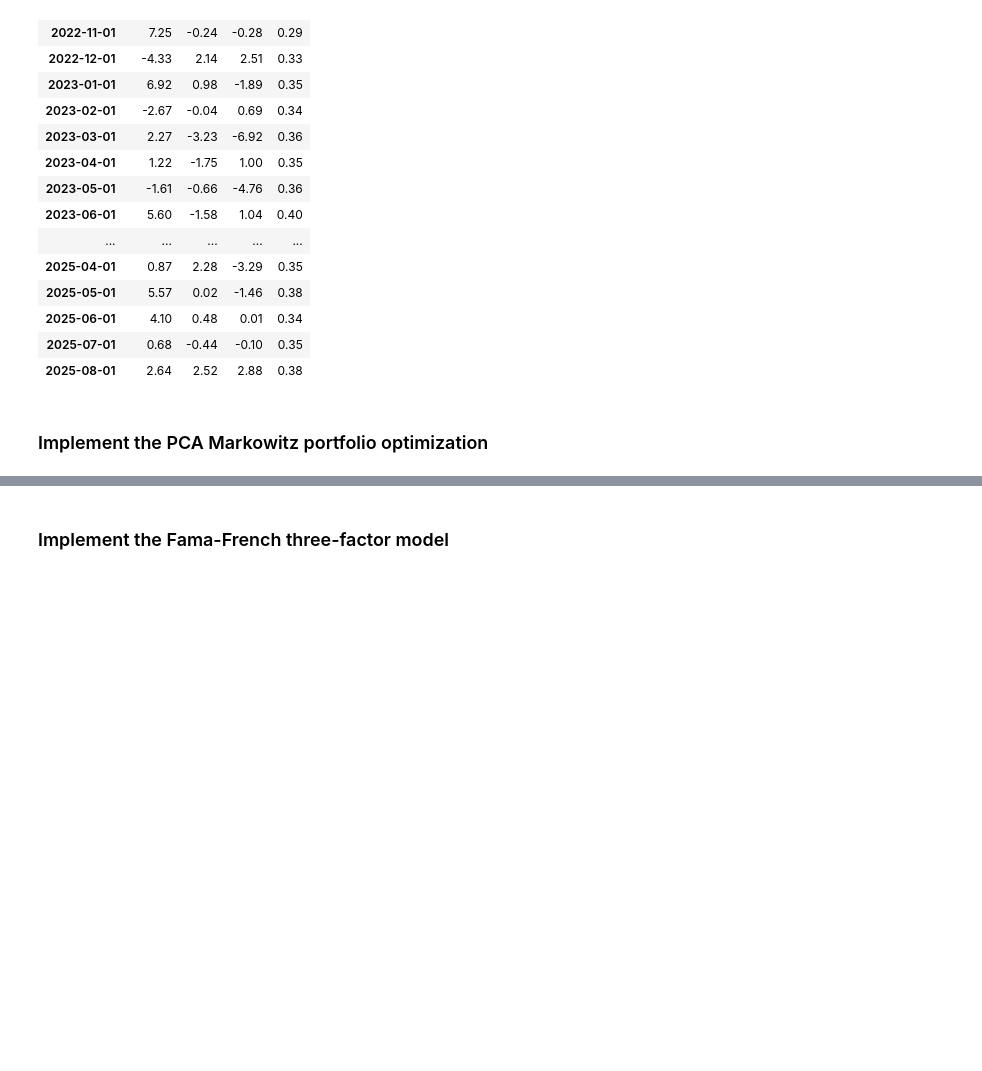
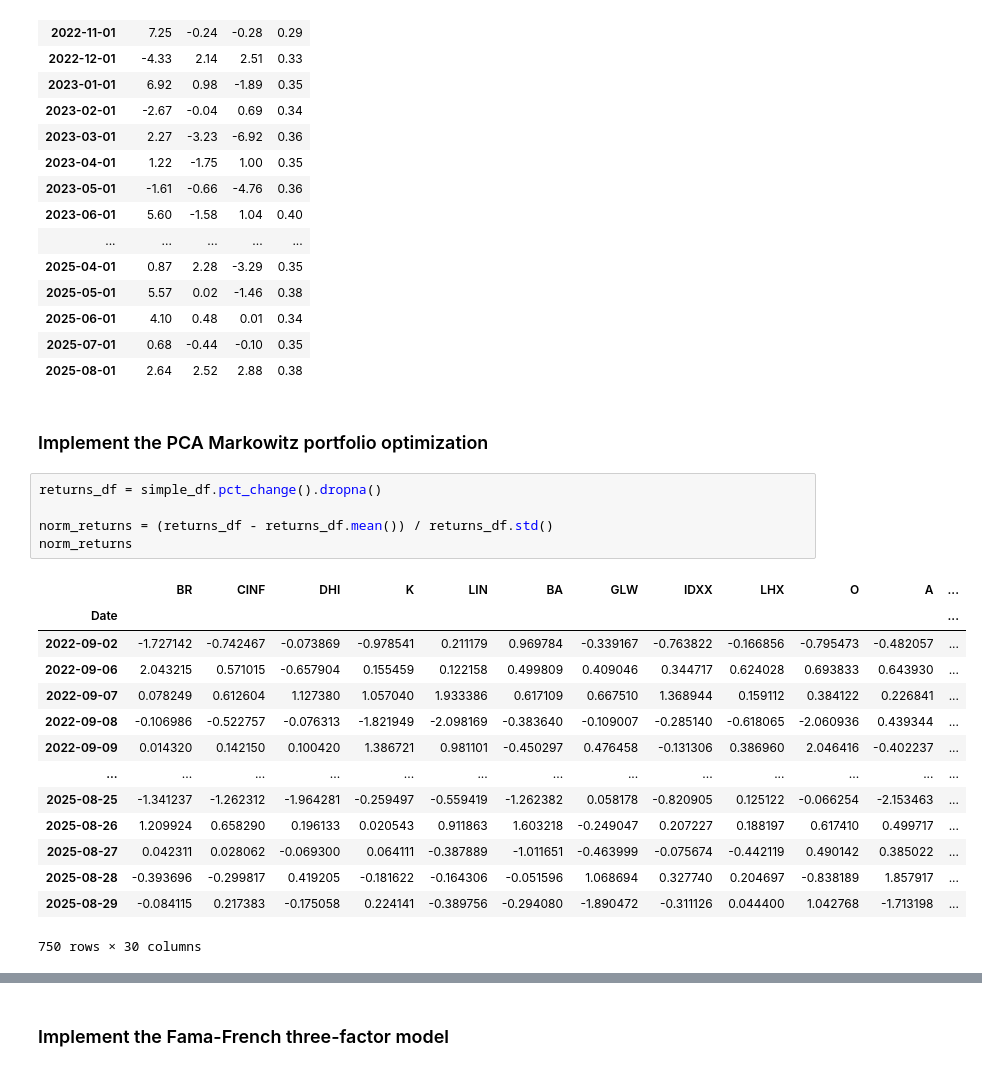
Before and after one commit to donnafaithhh/Fama-Markowitz-Mini-Project, a Jupyter notebook: mini project.ipynb, the cells around one changed output, grey strips where cells are left out. Drawn from its saved outputs; the diff is of its cells as text; blank space fills up the shorter version.

```diff
--- a/mini project.ipynb
+++ b/mini project.ipynb
@@ -208,3 +210,23 @@ ff_data
 | 2025-08-01 | 2.64 | 2.52 | 2.88 | 0.38 |
 # %% [markdown]
 ### Implement the PCA Markowitz portfolio optimization
+# %%
+returns_df = simple_df.pct_change().dropna()
+
+norm_returns = (returns_df - returns_df.mean()) / returns_df.std()
+norm_returns
+# %% [output]
+|  | BR | CINF | DHI | K | LIN | BA | GLW | IDXX | LHX | O | A | ... |
+| Date |  |  |  |  |  |  |  |  |  |  |  | ... |
+| 2022-09-02 | -1.727142 | -0.742467 | -0.073869 | -0.978541 | 0.211179 | 0.969784 | -0.339167 | -0.763822 | -0.166856 | -0.795473 | -0.482057 | ... |
+| 2022-09-06 | 2.043215 | 0.571015 | -0.657904 | 0.155459 | 0.122158 | 0.499809 | 0.409046 | 0.344717 | 0.624028 | 0.693833 | 0.643930 | ... |
+| 2022-09-07 | 0.078249 | 0.612604 | 1.127380 | 1.057040 | 1.933386 | 0.617109 | 0.667510 | 1.368944 | 0.159112 | 0.384122 | 0.226841 | ... |
+| 2022-09-08 | -0.106986 | -0.522757 | -0.076313 | -1.821949 | -2.098169 | -0.383640 | -0.109007 | -0.285140 | -0.618065 | -2.060936 | 0.439344 | ... |
+| 2022-09-09 | 0.014320 | 0.142150 | 0.100420 | 1.386721 | 0.981101 | -0.450297 | 0.476458 | -0.131306 | 0.386960 | 2.046416 | -0.402237 | ... |
+| ... | ... | ... | ... | ... | ... | ... | ... | ... | ... | ... | ... | ... |
+| 2025-08-25 | -1.341237 | -1.262312 | -1.964281 | -0.259497 | -0.559419 | -1.262382 | 0.058178 | -0.820905 | 0.125122 | -0.066254 | -2.153463 | ... |
+| 2025-08-26 | 1.209924 | 0.658290 | 0.196133 | 0.020543 | 0.911863 | 1.603218 | -0.249047 | 0.207227 | 0.188197 | 0.617410 | 0.499717 | ... |
+| 2025-08-27 | 0.042311 | 0.028062 | -0.069300 | 0.064111 | -0.387889 | -1.011651 | -0.463999 | -0.075674 | -0.442119 | 0.490142 | 0.385022 | ... |
+| 2025-08-28 | -0.393696 | -0.299817 | 0.419205 | -0.181622 | -0.164306 | -0.051596 | 1.068694 | 0.327740 | 0.204697 | -0.838189 | 1.857917 | ... |
+| 2025-08-29 | -0.084115 | 0.217383 | -0.175058 | 0.224141 | -0.389756 | -0.294080 | -1.890472 | -0.311126 | 0.044400 | 1.042768 | -1.713198 | ... |
+750 rows × 30 columns
```
Also changed, not shown: parts of 4 cells of this notebook.
